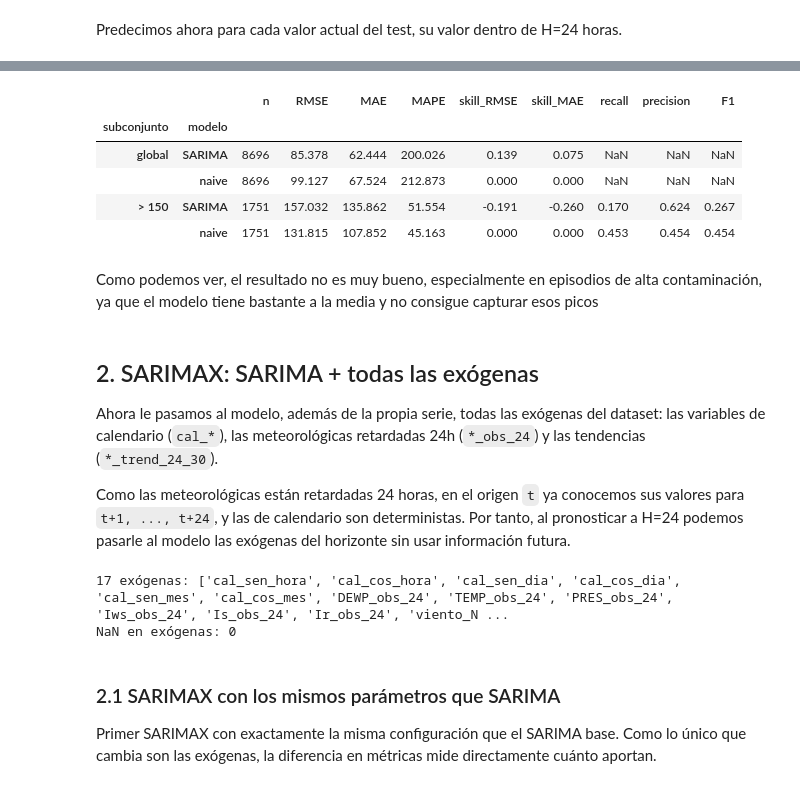
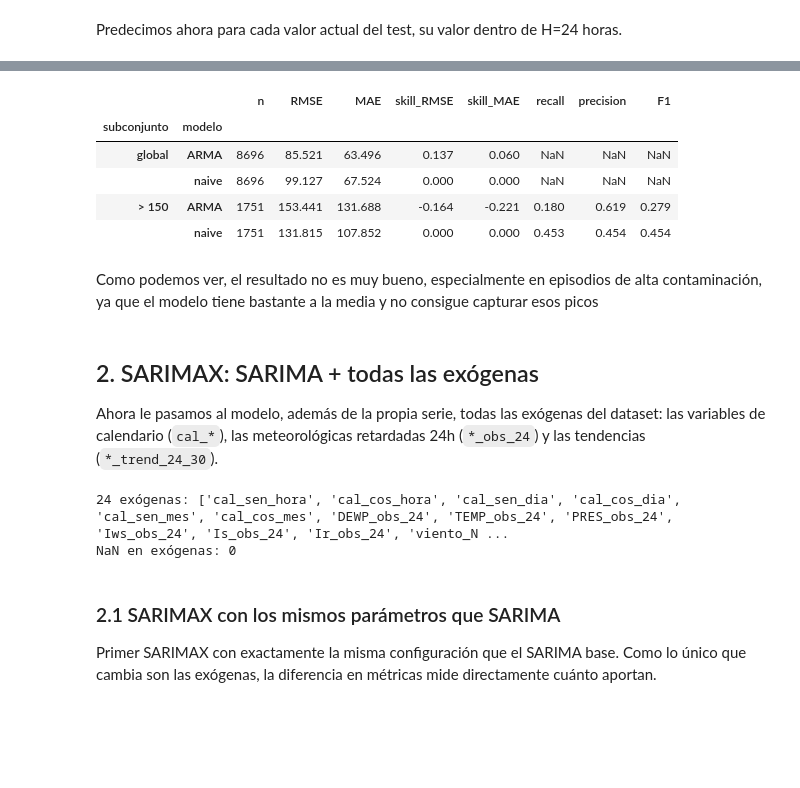
Before and after one commit to AntonioBelloCastro/beijing-air-quality, a Jupyter notebook: notebooks/05_1_modelos_baseline.ipynb, the cells around one changed output, grey strips where cells are left out. Cells and saved outputs as stored; diff of their text form; code cells hidden in the pictures; blank space fills up the shorter version.

```diff
--- a/notebooks/05_1_modelos_baseline.ipynb
+++ b/notebooks/05_1_modelos_baseline.ipynb
@@ -17,11 +18,6 @@ COLOR_MODELO = "#E4572E"   # coral
 # %%
 def rmse(y_true, y_pred):
     return np.sqrt(mean_squared_error(y_true, y_pred))
-
-def mape(y_true, y_pred):
-    """MAPE en %. Excluye los y_true == 0, donde no está definido."""
-    no_cero = y_true != 0
-    return np.mean(np.abs((y_true[no_cero] - y_pred[no_cero]) / y_true[no_cero])) * 100
 
 def calcular_skill(metrica, metrica_naive):
     return 1 - metrica / metrica_naive
@@ -54,7 +50,7 @@ def calcular_metricas(y_true, y_pred, y_serie, H, umbral, nombre="modelo"):
     for modelo, pred in modelos:
         rmse_m, mae_m = rmse(yt, pred), mae(yt, pred)
         filas.append({"subconjunto": "global", "modelo": modelo, "n": len(yt),
-                      "RMSE": rmse_m, "MAE": mae_m, "MAPE": mape(yt, pred),
+                      "RMSE": rmse_m, "MAE": mae_m,
                       "skill_RMSE": calcular_skill(rmse_m, rmse_naive_global),
                       "skill_MAE": calcular_skill(mae_m, mae_naive_global)})
 
@@ -62,7 +58,7 @@ def calcular_metricas(y_true, y_pred, y_serie, H, umbral, nombre="modelo"):
     for modelo, pred in modelos:
         rmse_m, mae_m = rmse(yt[alta], pred[alta]), mae(yt[alta], pred[alta])
         filas.append({"subconjunto": f"> {umbral}", "modelo": modelo, "n": int(alta.sum()),
-                      "RMSE": rmse_m, "MAE": mae_m, "MAPE": mape(yt[alta], pred[alta]),
+                      "RMSE": rmse_m, "MAE": mae_m,
                       "skill_RMSE": calcular_skill(rmse_m, rmse_naive_alta),
                       "skill_MAE": calcular_skill(mae_m, mae_naive_alta),
                       **deteccion_episodios(yt, pred, umbral)})
@@ -151,10 +200,8 @@ Vimos que el test ADF aceptaba el ser estacionaria, por lo que tomaremos d=0 en
 # %%
-modelo_sarima = SARIMAX(
+modelo_arma = SARIMAX(
     endog=y_train,
-    order=(2, 0, 2), #cuando le meto d!=0 entonces, el modelo resultante es muy similar al naive
-    seasonal_order=(1, 0, 1, 24),
-    enforce_stationarity=False,
-    enforce_invertibility=False,
+    order=(1, 0, 1), #cuando le meto d!=0 entonces, el modelo resultante es muy similar al naive
     freq="h",
-    missing="none" #los NaN los gestiona directamente
+    missing="none", #los NaN los gestiona directamente,
+    trend="c"
 ).fit(disp=False)
@@ -162,7 +231,7 @@ modelo_sarima = SARIMAX(
 Predecimos ahora para cada valor actual del test, su valor dentro de H=24 horas.
 # %%
 #Para cada origen t en test, predecimos t+H ----
-fit = modelo_sarima
+fit = modelo_arma
 preds, idx_objetivo = [], []
 
 for t in y_test.index[:-H]:
@@ -173,5 +242,5 @@ for t in y_test.index[:-H]:
     preds.append(fc.predicted_mean.iloc[-1])      # En preds vamos metiendo nuestras predicciones a H horas (IMPORTANTE: Conociendo los valores reales en cada t)
     idx_objetivo.append(t + pd.Timedelta(hours=H))
 
-pred_sarima = pd.Series(preds, index=pd.DatetimeIndex(idx_objetivo))
-y_true = y_test.loc[pred_sarima.index]
+pred_arma = pd.Series(preds, index=pd.DatetimeIndex(idx_objetivo))
+y_true = y_test.loc[pred_arma.index]
@@ -182,21 +266,19 @@ graficar_por_mes(y_true, pred_sarima, y, H, "SARIMA")
 # %%
-met_sarima = calcular_metricas(y_true, pred_sarima, y, H, UMBRAL, "SARIMA")
-met_sarima
+met_arma = calcular_metricas(y_true, pred_arma, y, H, UMBRAL, "ARMA")
+met_arma
 # %% [output]
-|  |  | n | RMSE | MAE | MAPE | skill_RMSE | skill_MAE | recall | precision | F1 |
-| subconjunto | modelo |  |  |  |  |  |  |  |  |  |
-| global | SARIMA | 8696 | 85.378 | 62.444 | 200.026 | 0.139 | 0.075 | NaN | NaN | NaN |
-|  | naive | 8696 | 99.127 | 67.524 | 212.873 | 0.000 | 0.000 | NaN | NaN | NaN |
-| > 150 | SARIMA | 1751 | 157.032 | 135.862 | 51.554 | -0.191 | -0.260 | 0.170 | 0.624 | 0.267 |
-|  | naive | 1751 | 131.815 | 107.852 | 45.163 | 0.000 | 0.000 | 0.453 | 0.454 | 0.454 |
+|  |  | n | RMSE | MAE | skill_RMSE | skill_MAE | recall | precision | F1 |
+| subconjunto | modelo |  |  |  |  |  |  |  |  |
+| global | ARMA | 8696 | 85.521 | 63.496 | 0.137 | 0.060 | NaN | NaN | NaN |
+|  | naive | 8696 | 99.127 | 67.524 | 0.000 | 0.000 | NaN | NaN | NaN |
+| > 150 | ARMA | 1751 | 153.441 | 131.688 | -0.164 | -0.221 | 0.180 | 0.619 | 0.279 |
+|  | naive | 1751 | 131.815 | 107.852 | 0.000 | 0.000 | 0.453 | 0.454 | 0.454 |
 # %% [markdown]
 Como podemos ver, el resultado no es muy bueno, especialmente en episodios de alta contaminación, ya que el modelo tiene bastante a la media y no consigue capturar esos picos
 # %% [markdown]
 ## 2. SARIMAX: SARIMA + todas las exógenas
 
 Ahora le pasamos al modelo, además de la propia serie, todas las exógenas del dataset: las variables de calendario (`cal_*`), las meteorológicas retardadas 24h (`*_obs_24`) y las tendencias (`*_trend_24_30`).
-
-Como las meteorológicas están retardadas 24 horas, en el origen `t` ya conocemos sus valores para `t+1, ..., t+24`, y las de calendario son deterministas. Por tanto, al pronosticar a H=24 podemos pasarle al modelo las exógenas del horizonte sin usar información futura.
 # %%
 # ---- Exógenas: todas las columnas del dataset salvo la objetivo ----
 X = df.drop(columns="pm2.5")
@@ -204,17 +286,10 @@ print(f"{X.shape[1]} exógenas: {list(X.columns)}")
 print(f"NaN en exógenas: {X.isna().sum().sum()}")   # SARIMAX no admite NaN en exog
 
 
-def estandarizar(X, fin_ref):
-    """Estandariza X con la media y desviación del periodo hasta fin_ref (solo train, sin fuga)."""
-    media, desv = X.loc[:fin_ref].mean(), X.loc[:fin_ref].std()
-    desv = desv.replace(0, 1)   # por si alguna variable es constante en el periodo (p. ej. sin nieve)
-    return (X - media) / desv
-
-
 # Las exógenas tienen escalas muy distintas (PRES ~1000, dummies 0/1): estandarizar ayuda al optimizador
 X_std = estandarizar(X, "2013-12-31 23:00:00")
 X_train = X_std.loc[y_train.index]
 X_test = X_std.loc[y_test.index]
 # %% [output]
-17 exógenas: ['cal_sen_hora', 'cal_cos_hora', 'cal_sen_dia', 'cal_cos_dia', 'cal_sen_mes', 'cal_cos_mes', 'DEWP_obs_24', 'TEMP_obs_24', 'PRES_obs_24', 'Iws_obs_24', 'Is_obs_24', 'Ir_obs_24', 'viento_N ...
+24 exógenas: ['cal_sen_hora', 'cal_cos_hora', 'cal_sen_dia', 'cal_cos_dia', 'cal_sen_mes', 'cal_cos_mes', 'DEWP_obs_24', 'TEMP_obs_24', 'PRES_obs_24', 'Iws_obs_24', 'Is_obs_24', 'Ir_obs_24', 'viento_N ...
 NaN en exógenas: 0
```
Also changed, not shown: parts of 25 cells of this notebook.
